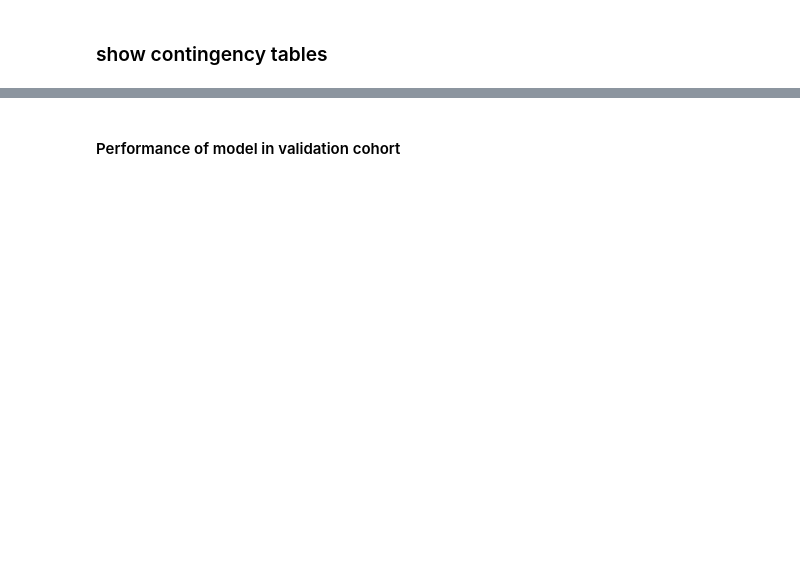
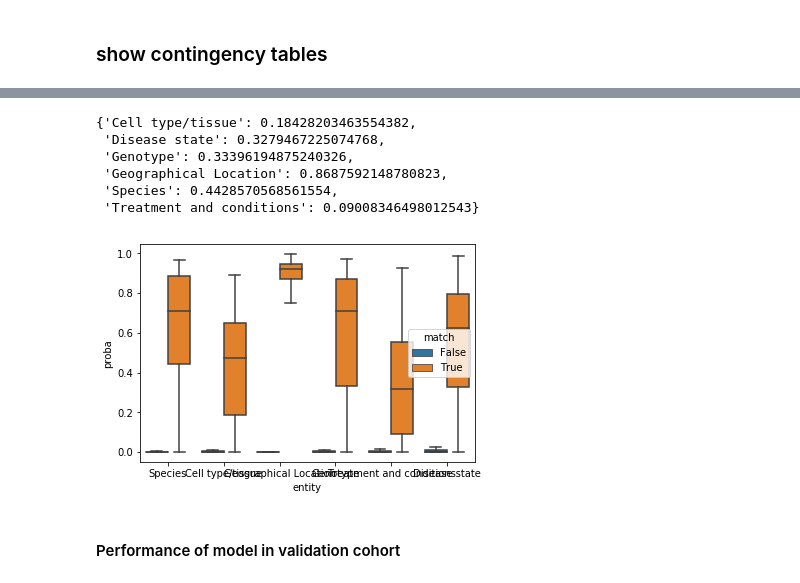
Before and after one commit to brianyiktaktsui/DEEP_NLP, a Jupyter notebook: deep_sra_train.ipynb, the cells around one changed output, grey strips where cells are left out. Drawn from its saved outputs; the diff is of its cells as text; code cells hidden in the pictures; blank space fills up the shorter version.

```diff
--- a/deep_sra_train.ipynb
+++ b/deep_sra_train.ipynb
@@ -154,4 +169,6 @@ filterTextL=['not collected','not applicable','missing','n[/]?a','unknown']
 filterTextRegex="|".join(map(lambda myStr:'(?:{})'.format(myStr),filterTextL))
 # %%
 srs_filterM=srsS_subS.str.contains(filterTextRegex,case=False)
-srsS_subS=srsS_subS[~srs_filterM]
+srsS_subS=srsS_subS[~srs_filterM].str.replace( '\s+',' ')
+# %%
+word_countS=srsS_subS.str.count(' ' )+1
@@ -158,3 +177,4 @@ srsS_subS=srsS_subS[~srs_filterM]
 # %%
-myDf=srsS_subS.reset_index()
+wordCount_m=(word_countS>=2)&(word_countS<=7)
+myDf=srsS_subS[wordCount_m].reset_index()
 myDf.columns=['srs','attrib','sentence']
@@ -390,3 +479,23 @@ fig.savefig('./Results/Figures/entity_contingency.png',dpi=300)
+# %%
+predDf=probaDf_multI.stack().reset_index()
+
+predDf.columns=['entity','text','predicted','proba']
+
+predDf['match']=predDf.entity==predDf.predicted
+
+sns.boxplot(data=predDf,x='entity',y='proba',hue='match',showfliers=False)
+
+#predDf[~predDf['match']].groupby(['entity'])['proba'].quantile(0.95).to_dict()
+
+predDf[predDf['match']].groupby(['entity'])['proba'].quantile(0.25).to_dict()
+# %% [output]
+{'Cell type/tissue': 0.18428203463554382,
+ 'Disease state': 0.3279467225074768,
+ 'Genotype': 0.33396194875240326,
+ 'Geographical Location': 0.8687592148780823,
+ 'Species': 0.4428570568561554,
+ 'Treatment and conditions': 0.09008346498012543}
+[figure, added]
 # %% [markdown]
 #### Performance of model in validation cohort
 # %%
```
Also changed, not shown: parts of 86 cells of this notebook.
